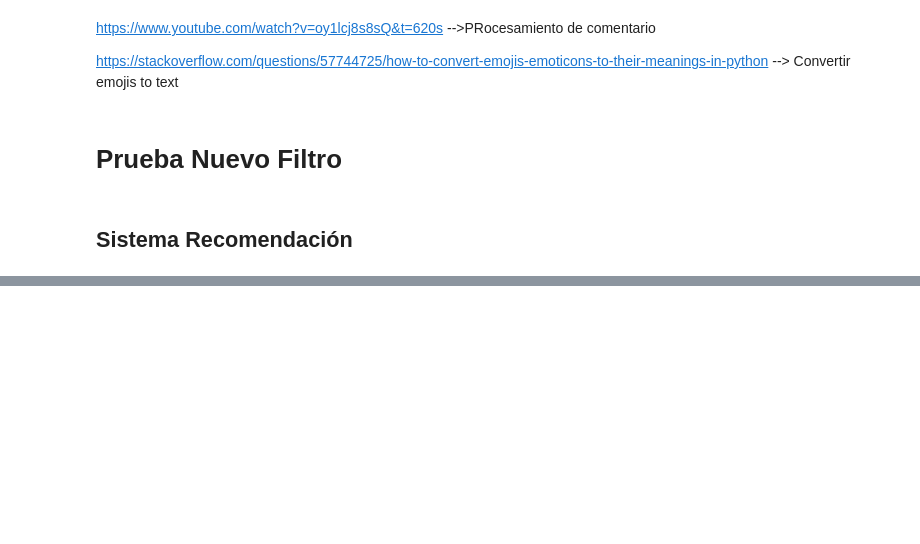
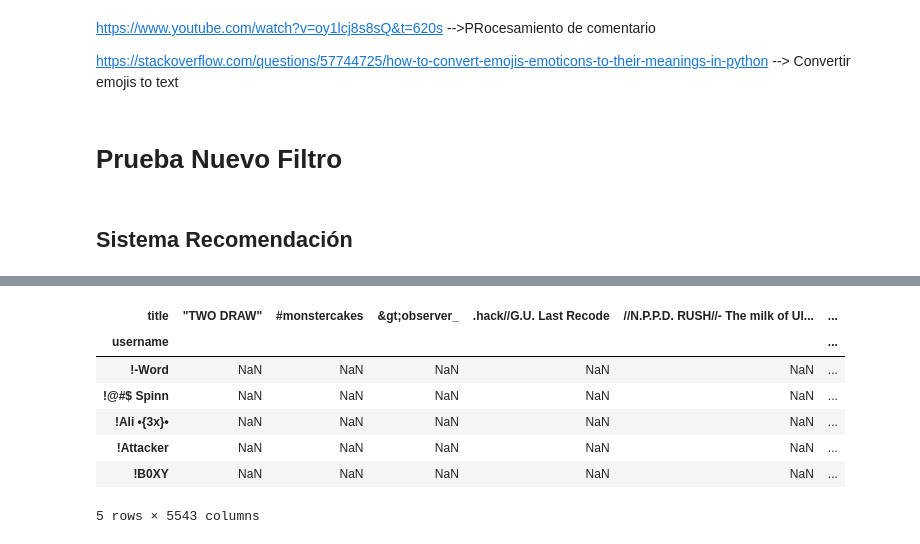
Before and after one commit to nestorjuarezR/Data_Science, a Jupyter notebook: Proyecto3.ipynb, the cells around one changed output, grey strips where cells are left out. Saved outputs shown, nothing was run; the diff lists cells and outputs as text; code cells hidden in the pictures; blank space fills up the shorter version.

```diff
--- a/Proyecto3.ipynb
+++ b/Proyecto3.ipynb
@@ -603,0 +861,12 @@ corr_starwars.head()
+# %%
+moviemat = df_games.pivot_table(index='username',columns='title',values='polarity')
+moviemat.head()
+# %% [output]
+| title | "TWO DRAW" | #monstercakes | &gt;observer_ | .hack//G.U. Last Recode | //N.P.P.D. RUSH//- The milk of Ul... | ... |
+| username |  |  |  |  |  | ... |
+| !-Word | NaN | NaN | NaN | NaN | NaN | ... |
+| !@#$ Spinn | NaN | NaN | NaN | NaN | NaN | ... |
+| !Ali •{3x}• | NaN | NaN | NaN | NaN | NaN | ... |
+| !Attacker | NaN | NaN | NaN | NaN | NaN | ... |
+| !B0XY | NaN | NaN | NaN | NaN | NaN | ... |
+5 rows × 5543 columns
```
Also changed, not shown: parts of 75 cells of this notebook.
